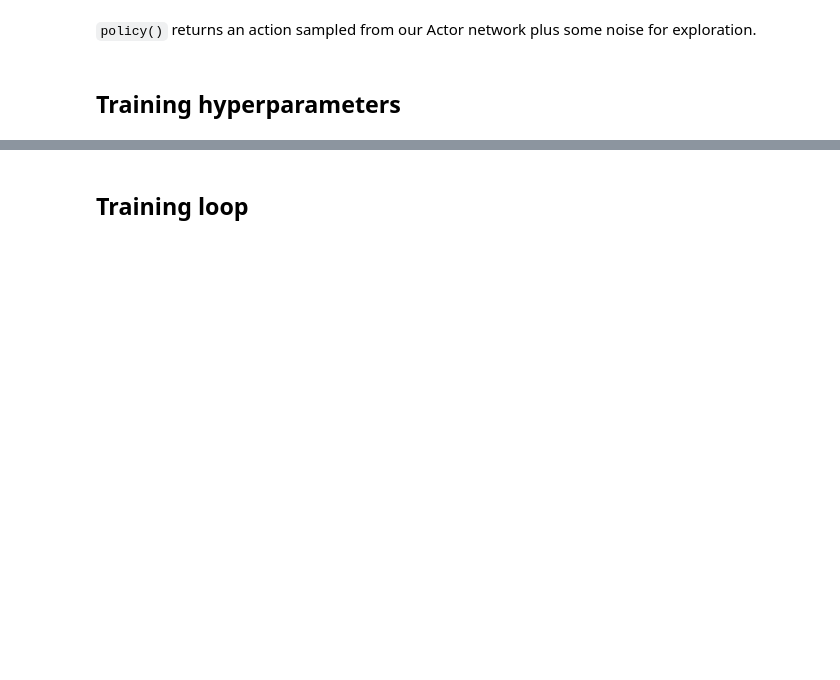
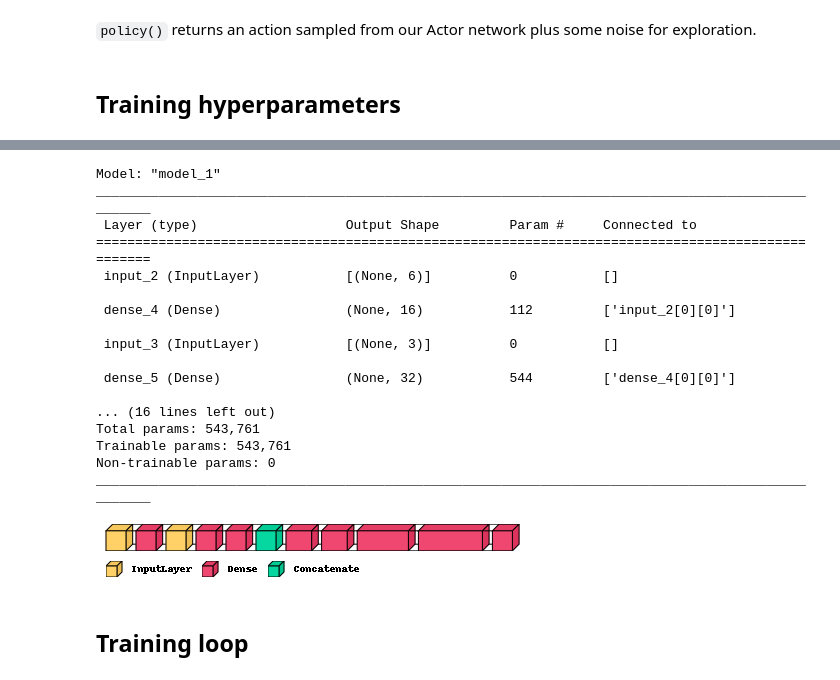
Before and after one commit to Joe-Khawand/Juggling-RL, a Jupyter notebook: src/RL.ipynb, the cells around one changed output, grey strips where cells are left out. Saved outputs shown, nothing was run; the diff lists cells and outputs as text; code cells hidden in the pictures; blank space fills up the shorter version.

```diff
--- a/src/RL.ipynb
+++ b/src/RL.ipynb
@@ -366,3 +359,25 @@ ________________________________________________________________________________
+# %%
+critic_model.summary()
+visualkeras.layered_view(critic_model, legend=True)
+# %% [output]
+Model: "model_1"
+__________________________________________________________________________________________________
+ Layer (type)                   Output Shape         Param #     Connected to
+==================================================================================================
+ input_2 (InputLayer)           [(None, 6)]          0           []
+
+ dense_4 (Dense)                (None, 16)           112         ['input_2[0][0]']
+
+ input_3 (InputLayer)           [(None, 3)]          0           []
+
+ dense_5 (Dense)                (None, 32)           544         ['dense_4[0][0]']
+
+... (16 lines left out)
+Total params: 543,761
+Trainable params: 543,761
+Non-trainable params: 0
+__________________________________________________________________________________________________
+[figure, added]
 # %% [markdown]
 ## Training loop
 # %%
```
Also changed, not shown: parts of 15 cells of this notebook, 10 other files.
